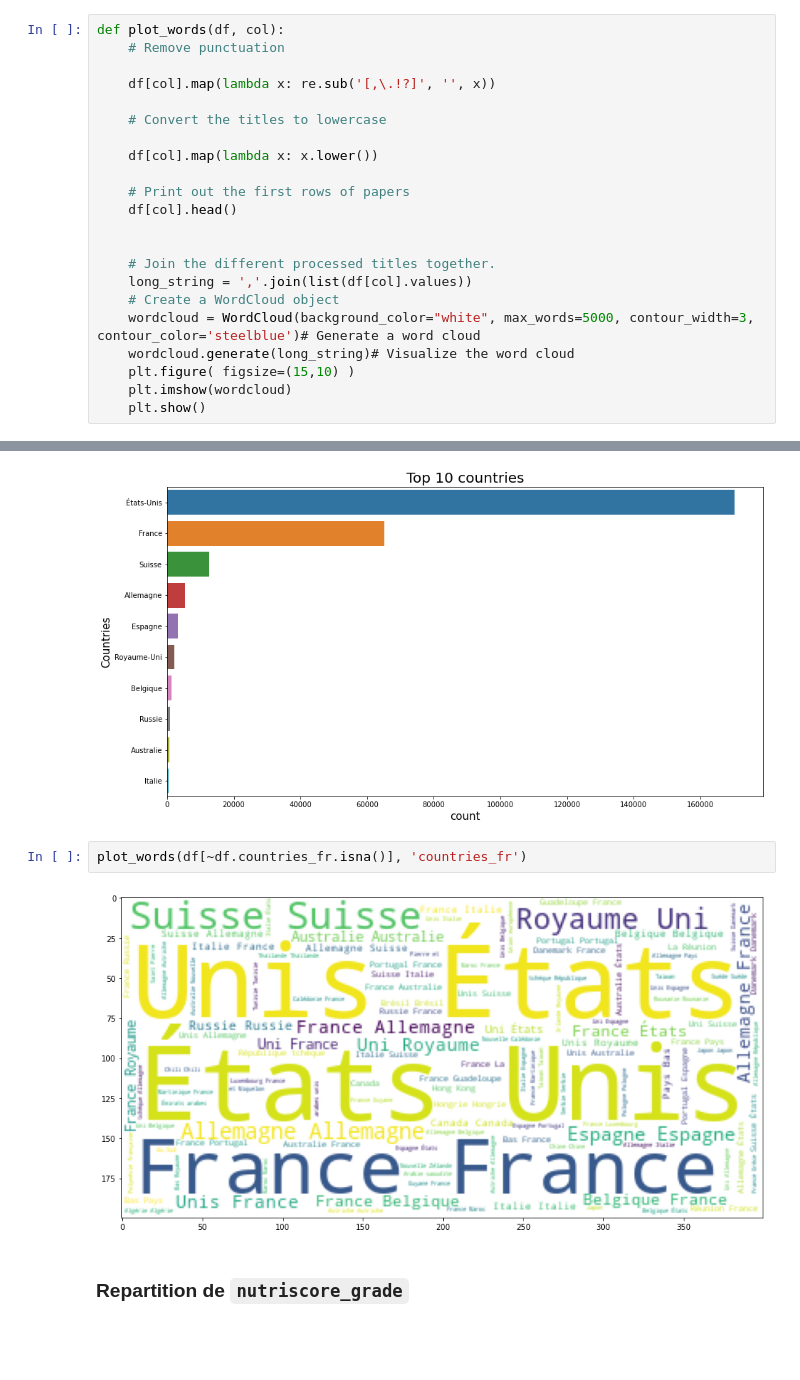
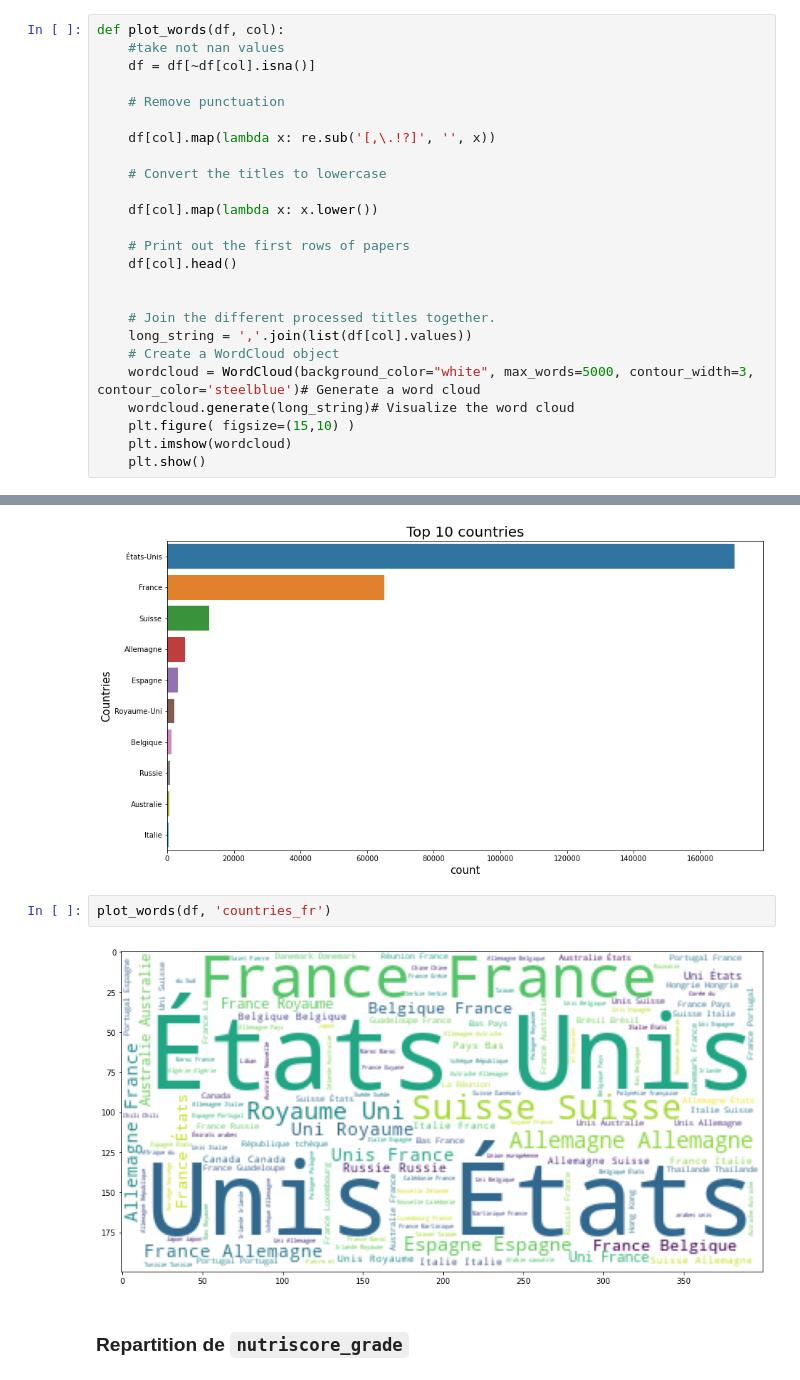
Before and after one commit to mbartcus/OC-projects, a Jupyter notebook: oc_3/P3_01_notebook.ipynb, the cells around one changed output, grey strips where cells are left out. Cells and saved outputs as stored; diff of their text form; blank space fills up the shorter version.

```diff
--- a/oc_3/P3_01_notebook.ipynb
+++ b/oc_3/P3_01_notebook.ipynb
@@ -67,6 +67,9 @@ def plot_density(df, columns = np.NaN, dt = DensityTypes.Density):
     plt.show();
 # %%
 def plot_words(df, col):
+    #take not nan values
+    df = df[~df[col].isna()]
+
     # Remove punctuation
 
     df[col].map(lambda x: re.sub('[,\.!?]', '', x))
@@ -749,9 +752,9 @@ del df1, df2;
 # %% [output]
 [figure]
 # %%
-plot_words(df[~df.countries_fr.isna()], 'countries_fr')
+plot_words(df, 'countries_fr')
 # %% [output]
-[figure, old version]
+[figure, new version]
 # %% [markdown]
 ### Repartition de `nutriscore_grade`
 # %%
```
Also changed, not shown: parts of 45 cells of this notebook.
